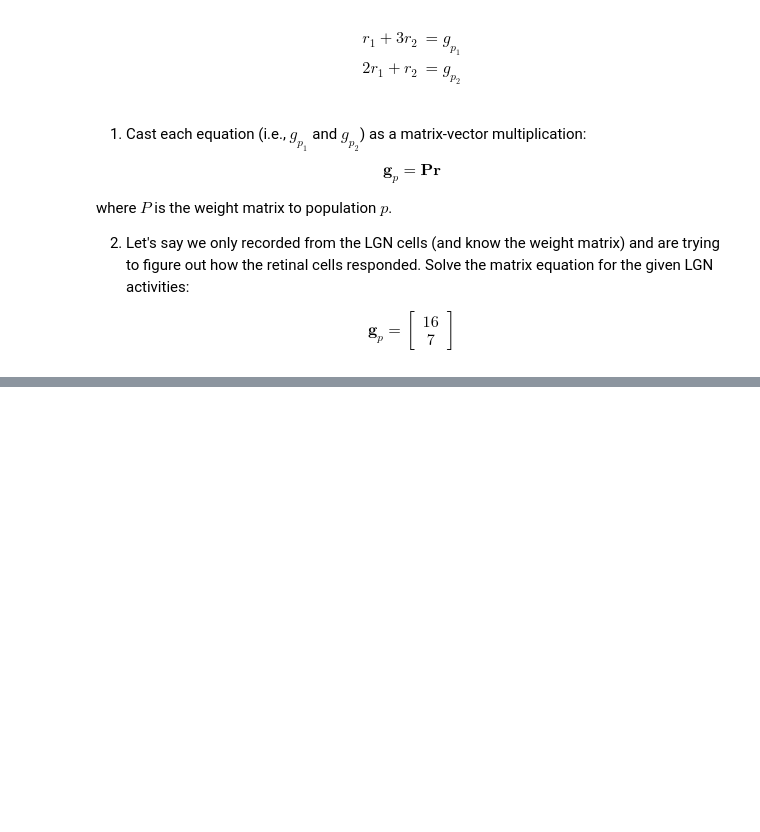
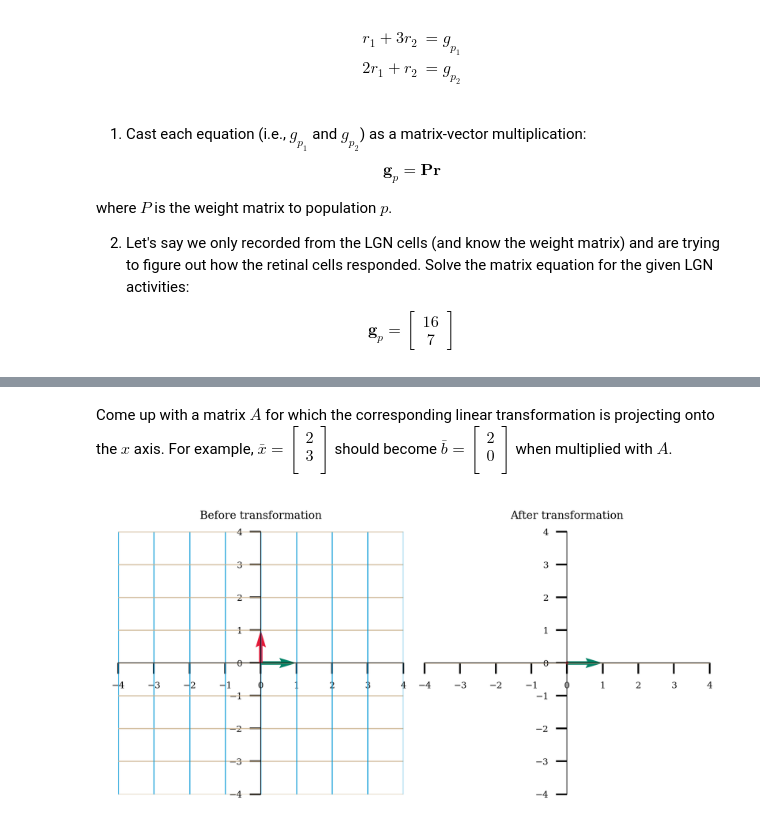
Before and after one commit to ivonnerubio/Neuromatch-Academy-Computational-Neuroscience, a Jupyter notebook: Linear Algebra/Matrices.ipynb, the cells around one changed output, grey strips where cells are left out. Drawn from its saved outputs; the diff is of its cells as text; code cells hidden in the pictures; blank space fills up the shorter version.

```diff
--- a/Linear Algebra/Matrices.ipynb
+++ b/Linear Algebra/Matrices.ipynb
@@ -305,0 +325,15 @@ LinAlgError: Singular matrix
+# %% [markdown]
+Come up with a matrix $A$ for which the corresponding linear transformation is projecting onto the $x$ axis. For example, $\bar{x} = \begin{bmatrix}
+2 \\
+3  \\
+\end{bmatrix}$ should become $\bar{b} = \begin{bmatrix}
+2 \\
+0  \\
+\end{bmatrix}$ when multiplied with $A$.
+# %%
+A = np.array([[1,0],[0,0]])
+
+# Uncomment to visualize transformation
+plot_linear_transformation(A)
+# %% [output]
+[figure, added]
```
Also changed, not shown: parts of 3 cells of this notebook.
